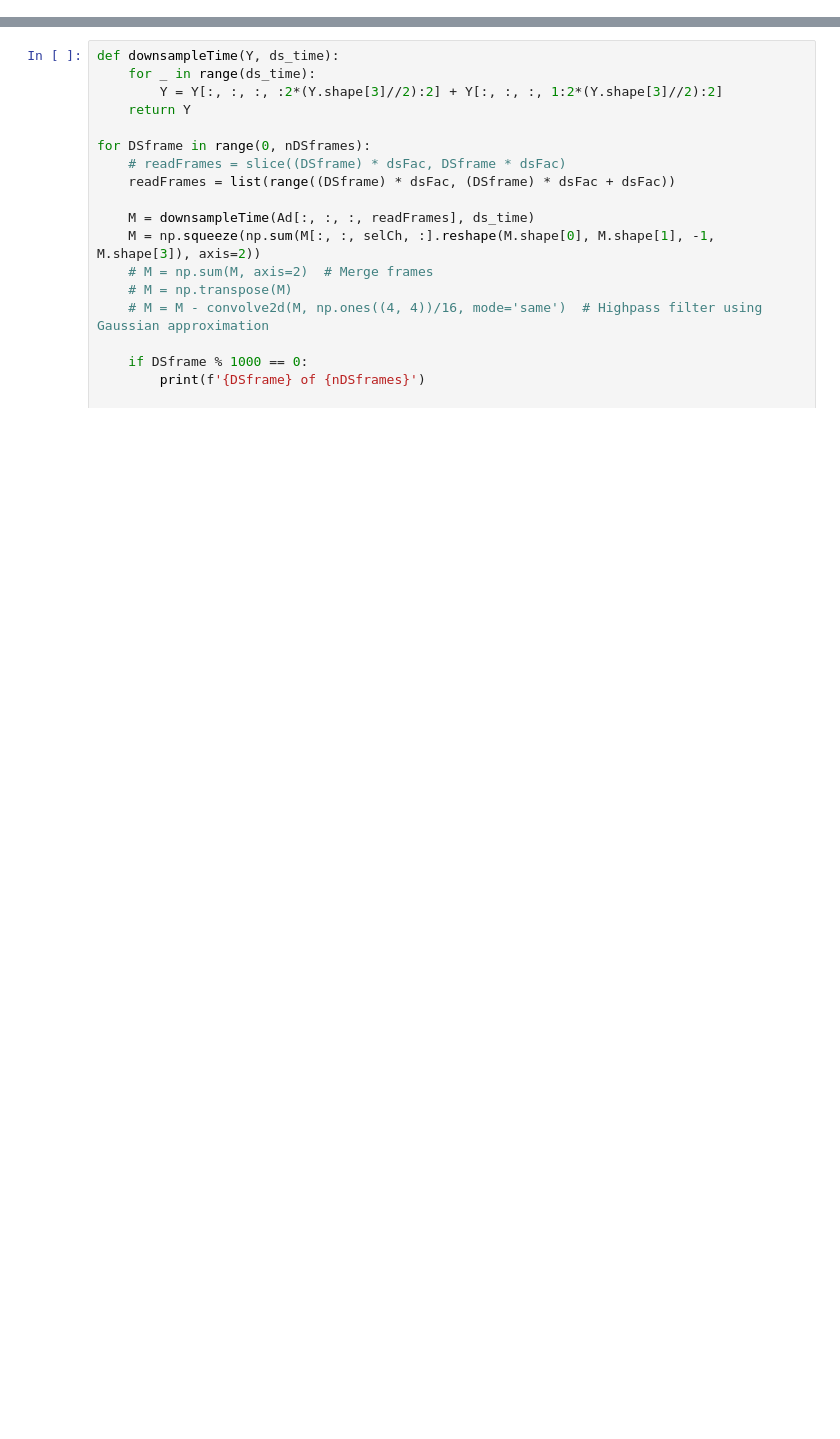
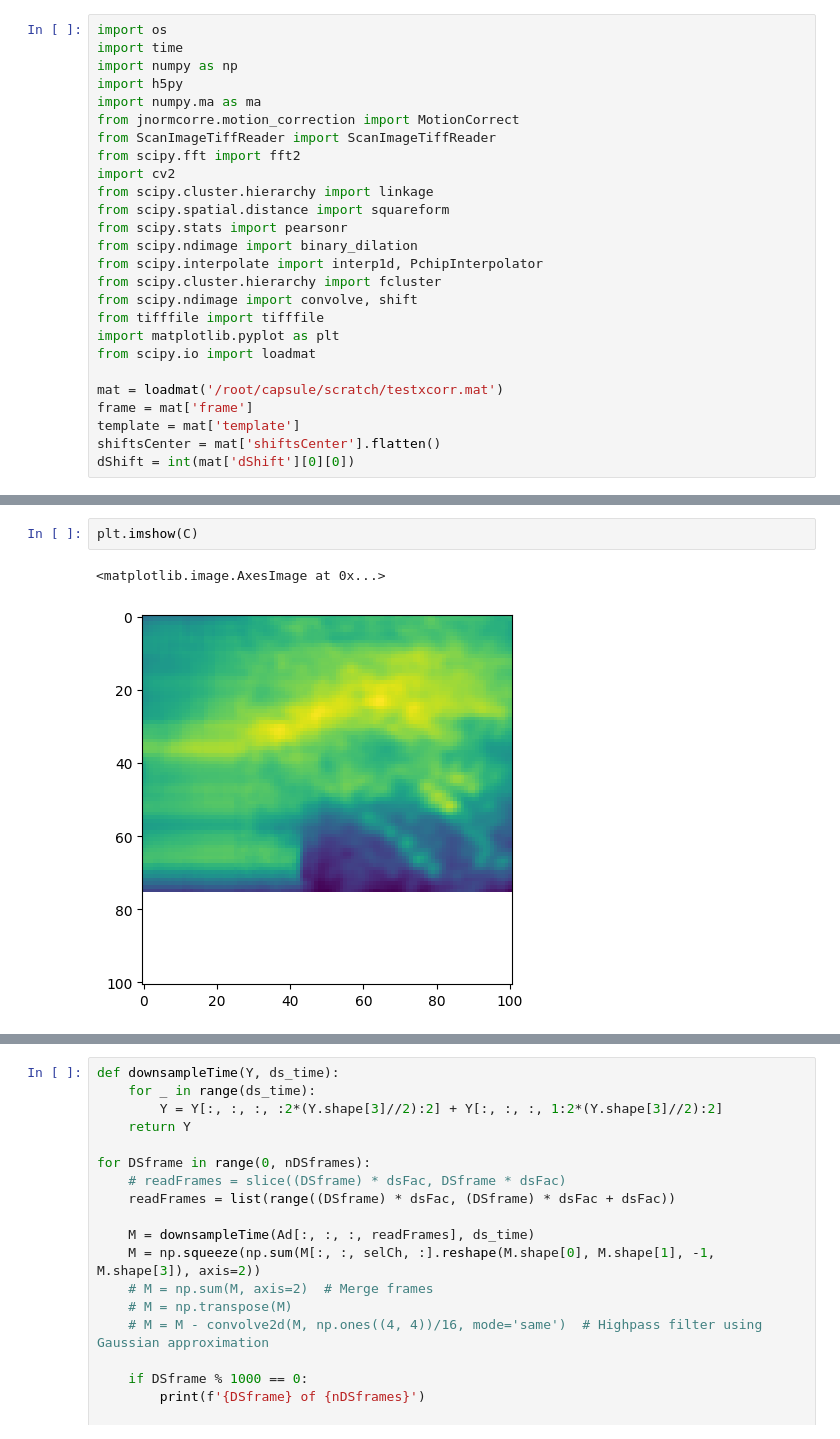
Before and after one commit to AllenNeuralDynamics/iGluSnFR-registration, a Jupyter notebook: code/test.ipynb, the cells around one changed output, grey strips where cells are left out. Saved outputs shown, nothing was run; the diff lists cells and outputs as text; blank space fills up the shorter version.

```diff
--- a/code/test.ipynb
+++ b/code/test.ipynb
@@ -0,0 +1,26 @@
+# %%
+import os
+import time
+import numpy as np
+import h5py
+import numpy.ma as ma
+from jnormcorre.motion_correction import MotionCorrect
+from ScanImageTiffReader import ScanImageTiffReader
+from scipy.fft import fft2
+import cv2
+from scipy.cluster.hierarchy import linkage
+from scipy.spatial.distance import squareform
+from scipy.stats import pearsonr
+from scipy.ndimage import binary_dilation
+from scipy.interpolate import interp1d, PchipInterpolator
+from scipy.cluster.hierarchy import fcluster
+from scipy.ndimage import convolve, shift
+from tifffile import tifffile
+import matplotlib.pyplot as plt
+from scipy.io import loadmat
+
+mat = loadmat('/root/capsule/scratch/testxcorr.mat')
+frame = mat['frame']
+template = mat['template']
+shiftsCenter = mat['shiftsCenter'].flatten()
+dShift = int(mat['dShift'][0][0])
@@ -1 +101,6 @@
+# %%
+plt.imshow(C)
+# %% [output]
+<matplotlib.image.AxesImage at 0x...>
+[figure, added]
 # %%
```
Also changed, not shown: parts of 5 cells of this notebook, 1 other file.
